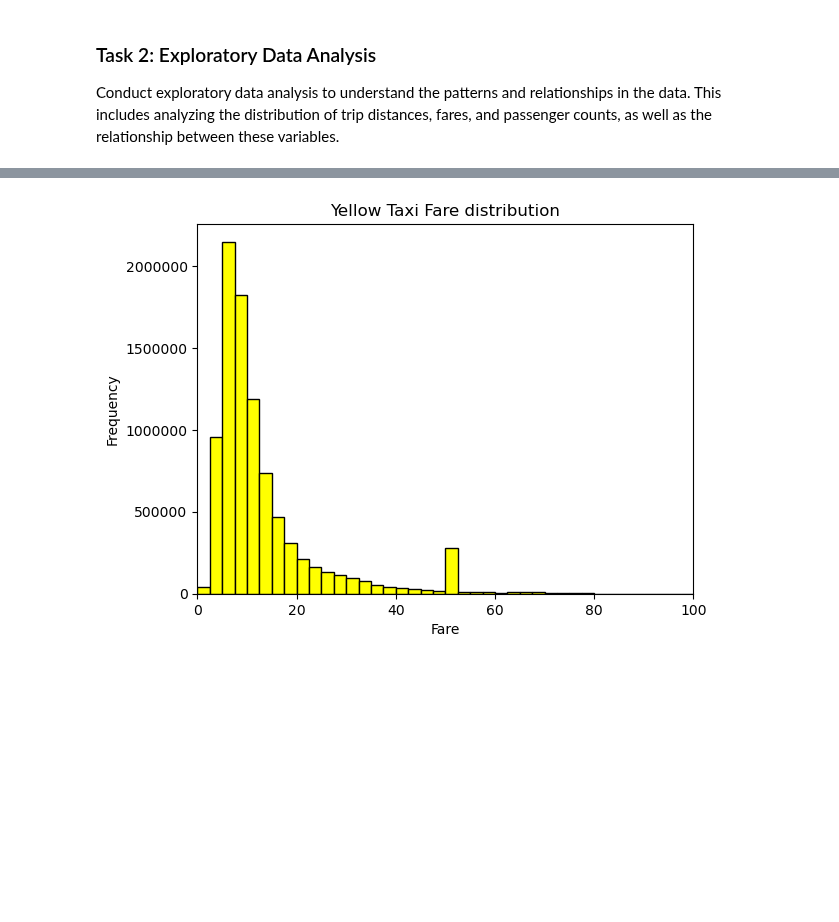
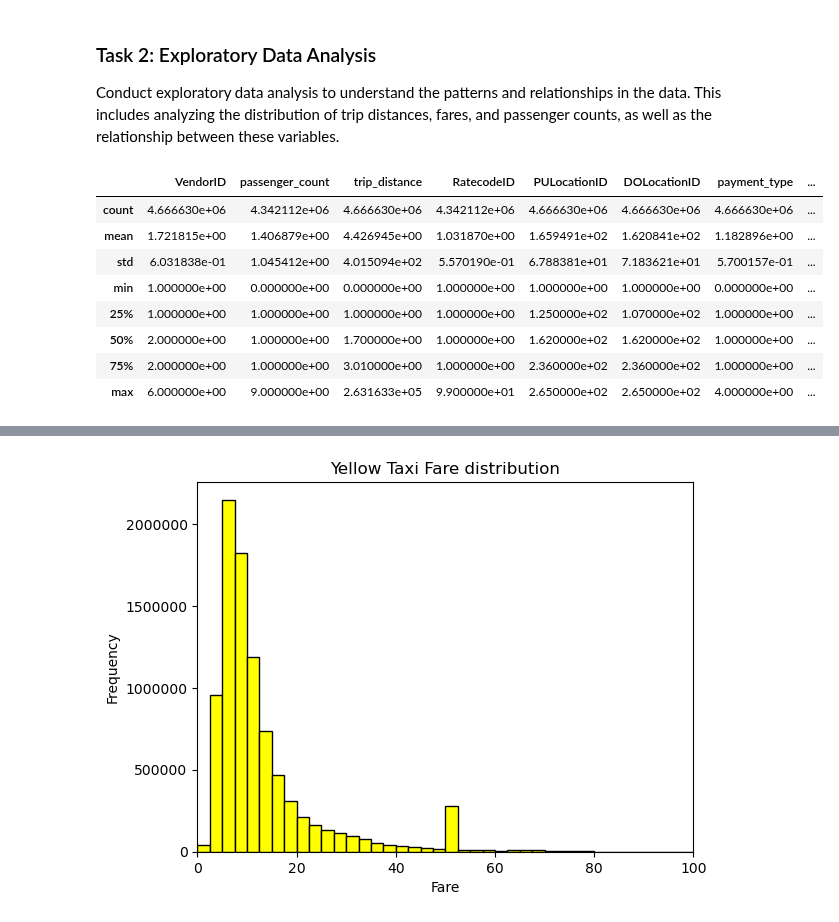
Before and after one commit to HatzeDJ/62444-Repository, a Jupyter notebook: 4_temporal_spatial_data_analysis.ipynb, the cells around one changed output, grey strips where cells are left out. Drawn from its saved outputs; the diff is of its cells as text; code cells hidden in the pictures; blank space fills up the shorter version.

```diff
--- a/4_temporal_spatial_data_analysis.ipynb
+++ b/4_temporal_spatial_data_analysis.ipynb
@@ -87,3 +87,16 @@ create_scatterplot(
 # %% [markdown]
 ### Task 2: Exploratory Data Analysis
 Conduct exploratory data analysis to understand the patterns and relationships in the data. This includes analyzing the distribution of trip distances, fares, and passenger counts, as well as the relationship between these variables.
+# %%
+#Makes summary of yellow dataset dataset:
+df_yellow.describe()
+# %% [output]
+|  | VendorID | passenger_count | trip_distance | RatecodeID | PULocationID | DOLocationID | payment_type | ... |
+| count | 4.666630e+06 | 4.342112e+06 | 4.666630e+06 | 4.342112e+06 | 4.666630e+06 | 4.666630e+06 | 4.666630e+06 | ... |
+| mean | 1.721815e+00 | 1.406879e+00 | 4.426945e+00 | 1.031870e+00 | 1.659491e+02 | 1.620841e+02 | 1.182896e+00 | ... |
+| std | 6.031838e-01 | 1.045412e+00 | 4.015094e+02 | 5.570190e-01 | 6.788381e+01 | 7.183621e+01 | 5.700157e-01 | ... |
+| min | 1.000000e+00 | 0.000000e+00 | 0.000000e+00 | 1.000000e+00 | 1.000000e+00 | 1.000000e+00 | 0.000000e+00 | ... |
+| 25% | 1.000000e+00 | 1.000000e+00 | 1.000000e+00 | 1.000000e+00 | 1.250000e+02 | 1.070000e+02 | 1.000000e+00 | ... |
+| 50% | 2.000000e+00 | 1.000000e+00 | 1.700000e+00 | 1.000000e+00 | 1.620000e+02 | 1.620000e+02 | 1.000000e+00 | ... |
+| 75% | 2.000000e+00 | 1.000000e+00 | 3.010000e+00 | 1.000000e+00 | 2.360000e+02 | 2.360000e+02 | 1.000000e+00 | ... |
+| max | 6.000000e+00 | 9.000000e+00 | 2.631633e+05 | 9.900000e+01 | 2.650000e+02 | 2.650000e+02 | 4.000000e+00 | ... |
```
Also changed, not shown: parts of 6 cells of this notebook.
